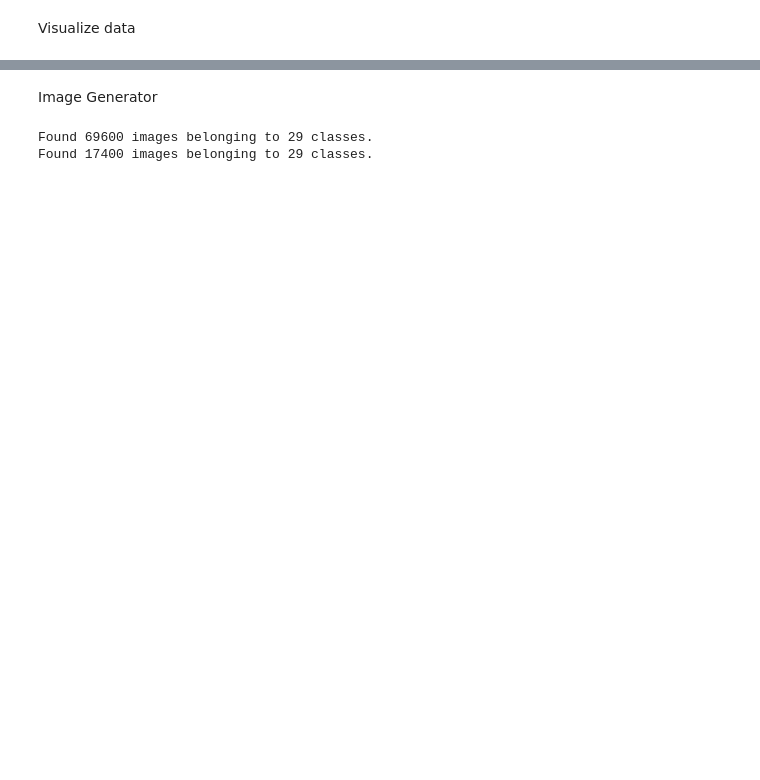
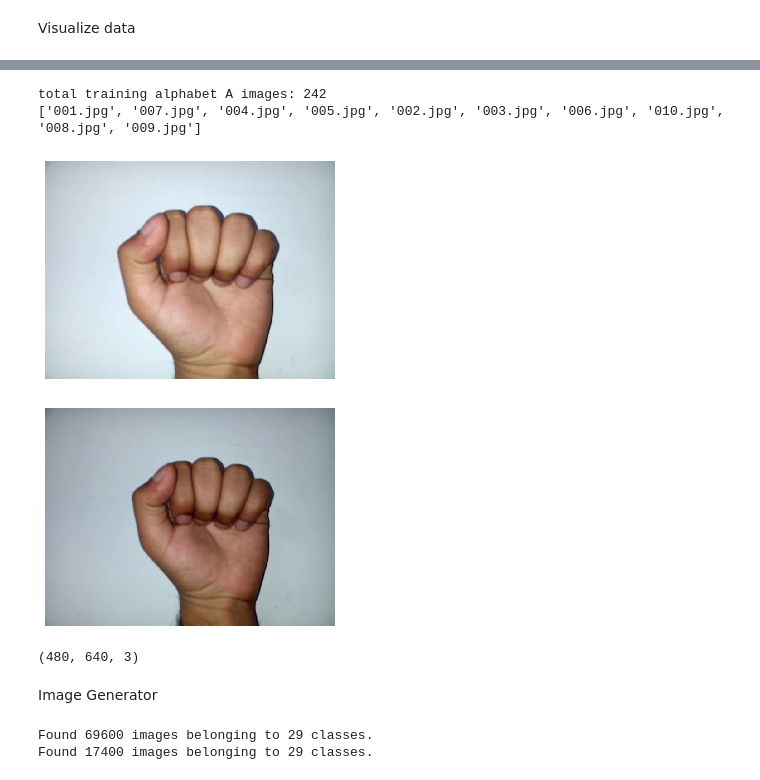
Before and after one commit to bismillahkani/ISL-CV-Team3, a Jupyter notebook: ASL_Deep_Learning.ipynb, the cells around one changed output, grey strips where cells are left out. Cells and saved outputs as stored; diff of their text form; code cells hidden in the pictures; blank space fills up the shorter version.

```diff
--- a/ASL_Deep_Learning.ipynb
+++ b/ASL_Deep_Learning.ipynb
@@ -70,3 +125,39 @@ for i, img_path in enumerate(next_alphabet):
+# %%
+alphabet = 'A'
+
+alphabet_dir = os.path.join('/content/drive/My Drive/ISL/train/' + alphabet)
+
+print('total training alphabet A images:', len(os.listdir(alphabet_dir)))
+
+alphabet_files = os.listdir(alphabet_dir)
+print(alphabet_files[:10])
+# %% [output]
+total training alphabet A images: 242
+['001.jpg', '007.jpg', '004.jpg', '005.jpg', '002.jpg', '003.jpg', '006.jpg', '010.jpg', '008.jpg', '009.jpg']
+# %%
+%matplotlib inline
+
+import matplotlib.pyplot as plt
+import matplotlib.image as mpimg
+
+pic_index = 2
+
+next_alphabet = [os.path.join(alphabet_dir, fname)
+                for fname in alphabet_files[pic_index-2:pic_index]]
+
+for i, img_path in enumerate(next_alphabet):
+  #print(img_path)
+  img = mpimg.imread(img_path)
+  plt.imshow(img)
+  plt.axis('Off')
+  plt.show()
+# %% [output]
+[figure, added]
+[figure, added]
+# %%
+img.shape
+# %% [output]
+(480, 640, 3)
 # %% [markdown]
 Image Generator
 # %%
```
Also changed, not shown: parts of 42 cells of this notebook.
